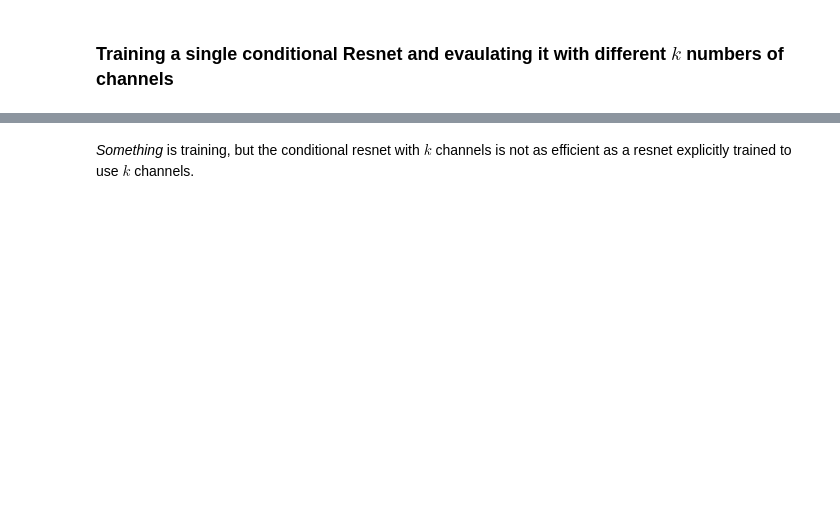
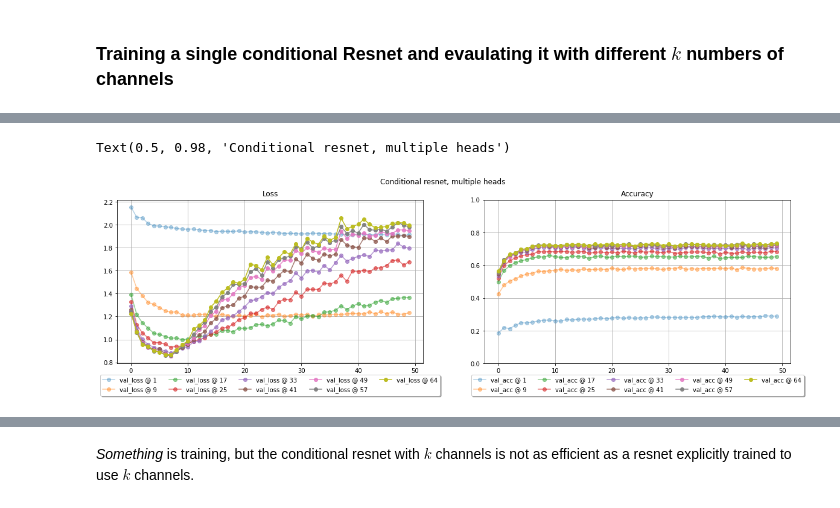
Before and after one commit to mprzewie/marcin-learning, a Jupyter notebook: condconv/condconv_poc.ipynb, the cells around one changed output, grey strips where cells are left out. Saved outputs shown, nothing was run; the diff lists cells and outputs as text; code cells hidden in the pictures; blank space fills up the shorter version.

```diff
--- a/condconv/condconv_poc.ipynb
+++ b/condconv/condconv_poc.ipynb
@@ -239,3 +241,9 @@ Text(0.5, 0.98, 'Conditional resnet')
+# %%
+plot_metrics(m_cr18_multi)
+plt.suptitle("Conditional resnet, multiple heads")
+# %% [output]
+Text(0.5, 0.98, 'Conditional resnet, multiple heads')
+[figure, added]
 # %%
 rows = []
 
```
Also changed, not shown: parts of 12 cells of this notebook, 1 other file.
